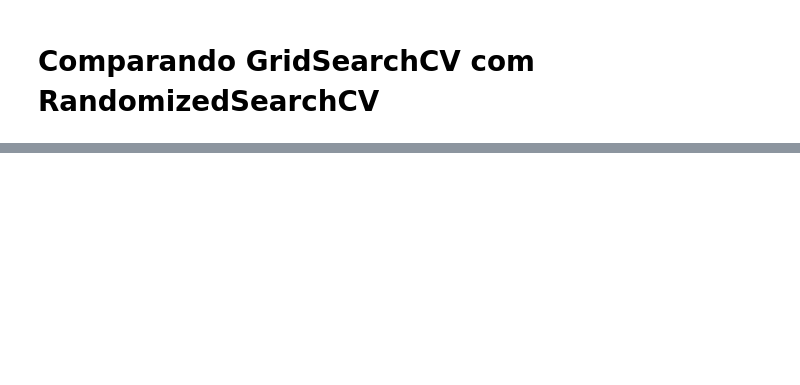
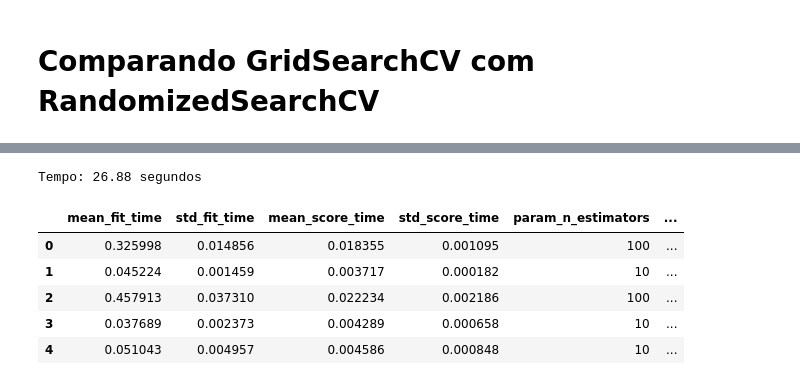
Before and after one commit to ntimesgurgel/estudos-data-science, a Jupyter notebook: machine-learning-random-exploration-otimization/Introdução_a_Machine_Learning_Otimização_parte_2.ipynb, the cells around one changed output, grey strips where cells are left out. Drawn from its saved outputs; the diff is of its cells as text; code cells hidden in the pictures; blank space fills up the shorter version.

```diff
--- a/machine-learning-random-exploration-otimization/Introdução_a_Machine_Learning_Otimização_parte_2.ipynb
+++ b/machine-learning-random-exploration-otimization/Introdução_a_Machine_Learning_Otimização_parte_2.ipynb
@@ -743,0 +769,33 @@ resultados.head()
+# %%
+SEED=301
+np.random.seed(SEED)
+
+espaco_de_parametros = {
+    "n_estimators": [10, 100],
+    "max_depth" : [3, 5],
+    "min_samples_split" : [32, 64, 128],
+    "min_samples_leaf" : [32, 64, 128],
+    "criterion" : ["gini", "entropy"],
+    "bootstrap" : [True,False]
+}
+
+tic = time.time()
+busca = RandomizedSearchCV(RandomForestClassifier(),
+                    espaco_de_parametros,
+                    n_iter = 20,
+                    cv = KFold(n_splits = 5, shuffle=True))
+busca.fit(x_azar, y_azar)
+tac = time.time()
+
+tempo_que_passou = tac- tic
+print("Tempo: %.2f segundos" % tempo_que_passou)
+resultados = pd.DataFrame(busca.cv_results_)
+resultados.head()
+# %% [output]
+Tempo: 26.88 segundos
+|  | mean_fit_time | std_fit_time | mean_score_time | std_score_time | param_n_estimators | ... |
+| 0 | 0.325998 | 0.014856 | 0.018355 | 0.001095 | 100 | ... |
+| 1 | 0.045224 | 0.001459 | 0.003717 | 0.000182 | 10 | ... |
+| 2 | 0.457913 | 0.037310 | 0.022234 | 0.002186 | 100 | ... |
+| 3 | 0.037689 | 0.002373 | 0.004289 | 0.000658 | 10 | ... |
+| 4 | 0.051043 | 0.004957 | 0.004586 | 0.000848 | 10 | ... |
```
Also changed, not shown: parts of 2 cells of this notebook, 3 other files.
